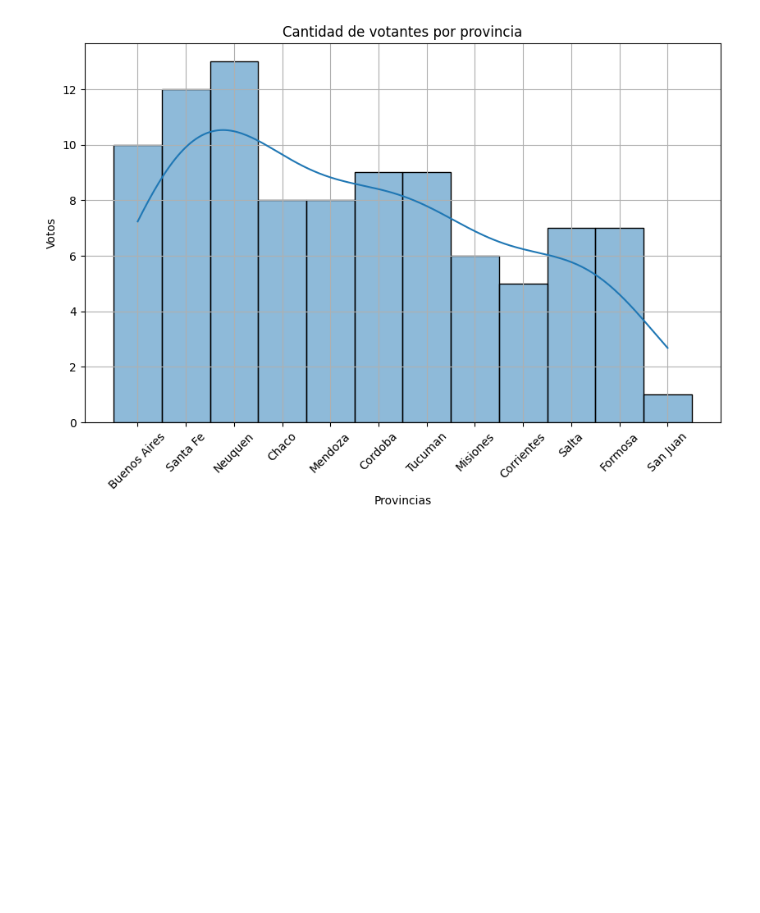
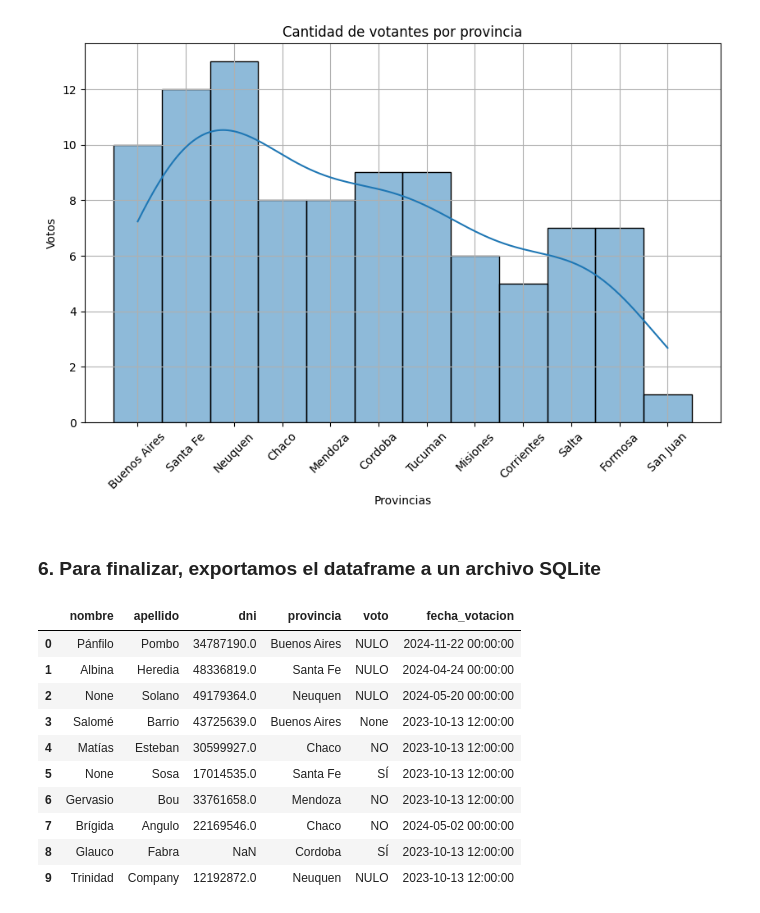
Before and after one commit to CrisDeCrisis/tlp3-parcial1-Cristian-Gonzalez, a Jupyter notebook: main.ipynb, the cells around one changed output. Drawn from its saved outputs; the diff is of its cells as text; code cells hidden in the pictures; blank space fills up the shorter version.

```diff
--- a/main.ipynb
+++ b/main.ipynb
@@ -264,3 +264,25 @@ plt.grid(True)
 plt.show()
 # %% [output]
 [figure]
+# %% [markdown]
+### 6. Para finalizar, exportamos el dataframe a un archivo SQLite
+# %%
+conn = sqlite3.connect('votaciones.sqlite')
+
+df.to_sql('votaciones', conn, index=False)
+
+db = pd.read_sql('SELECT * FROM votaciones', conn)
+
+db.head(10)
+# %% [output]
+|  | nombre | apellido | dni | provincia | voto | fecha_votacion |
+| 0 | Pánfilo | Pombo | 34787190.0 | Buenos Aires | NULO | 2024-11-22 00:00:00 |
+| 1 | Albina | Heredia | 48336819.0 | Santa Fe | NULO | 2024-04-24 00:00:00 |
+| 2 | None | Solano | 49179364.0 | Neuquen | NULO | 2024-05-20 00:00:00 |
+| 3 | Salomé | Barrio | 43725639.0 | Buenos Aires | None | 2023-10-13 12:00:00 |
+| 4 | Matías | Esteban | 30599927.0 | Chaco | NO | 2023-10-13 12:00:00 |
+| 5 | None | Sosa | 17014535.0 | Santa Fe | SÍ | 2023-10-13 12:00:00 |
+| 6 | Gervasio | Bou | 33761658.0 | Mendoza | NO | 2023-10-13 12:00:00 |
+| 7 | Brígida | Angulo | 22169546.0 | Chaco | NO | 2024-05-02 00:00:00 |
+| 8 | Glauco | Fabra | NaN | Cordoba | SÍ | 2023-10-13 12:00:00 |
+| 9 | Trinidad | Company | 12192872.0 | Neuquen | NULO | 2023-10-13 12:00:00 |
```
Also changed, not shown: parts of 1 cell of this notebook, 1 other file.
